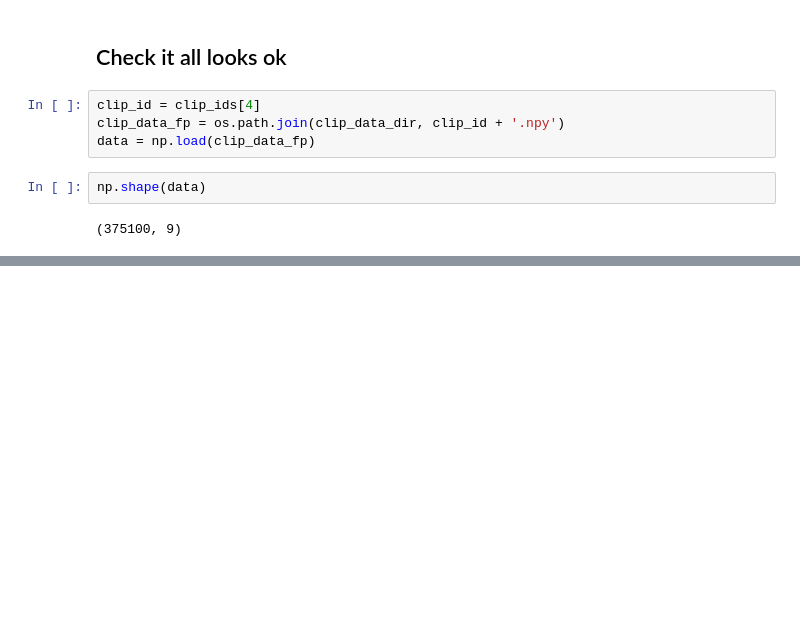
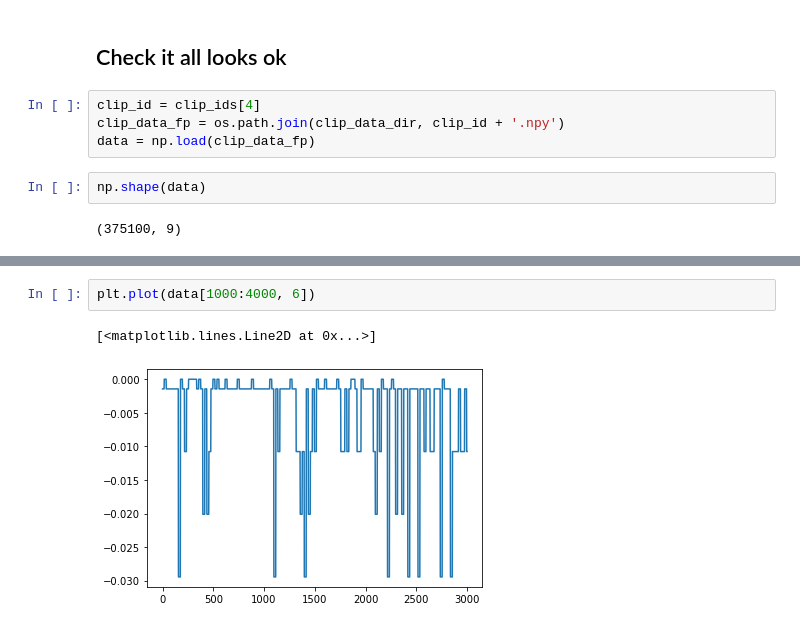
Before and after one commit to earthspecies/BEBE, a Jupyter notebook: data_formatting/format_jeantet_turtles.ipynb, the cells around one changed output, grey strips where cells are left out. Drawn from its saved outputs; the diff is of its cells as text; blank space fills up the shorter version.

```diff
--- a/data_formatting/format_jeantet_turtles.ipynb
+++ b/data_formatting/format_jeantet_turtles.ipynb
@@ -256,0 +282,5 @@ for i in range(np.shape(data)[1]):
+# %%
+plt.plot(data[1000:4000, 6])
+# %% [output]
+[<matplotlib.lines.Line2D at 0x...>]
+[figure, added]
```
Also changed, not shown: parts of 4 cells of this notebook, 3 other files.
